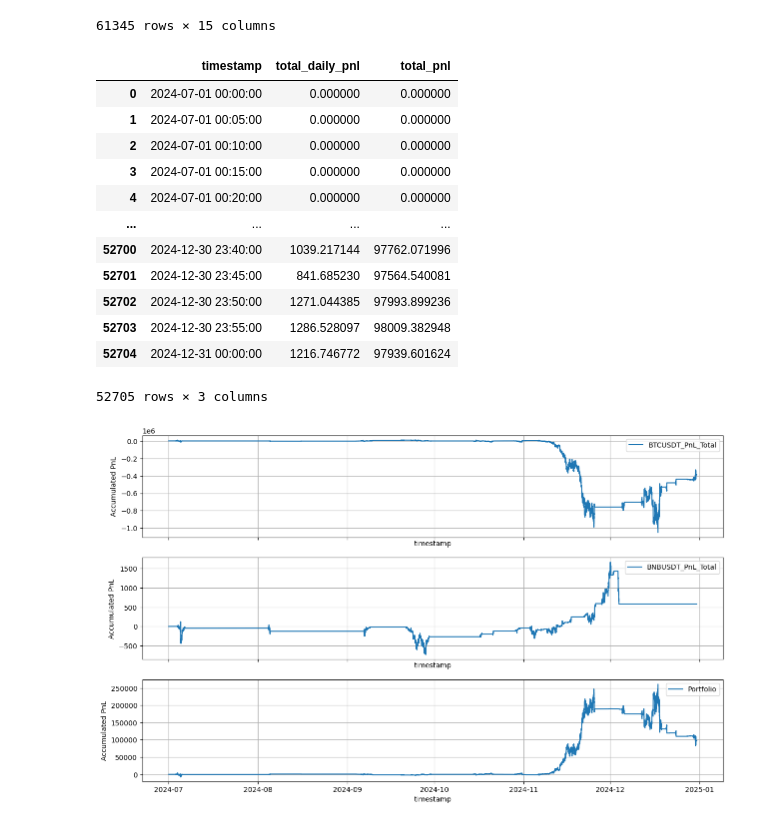
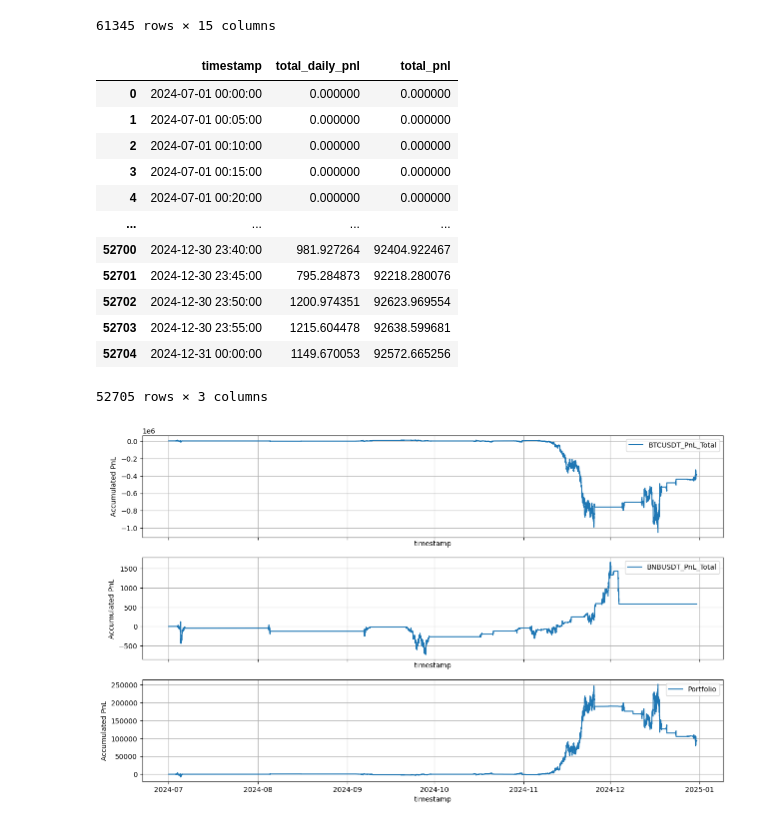
Before and after one commit to saltedpotato/qf635-microstructure-project, a Jupyter notebook: test_strats.ipynb, the cells around one changed output. Cells and saved outputs as stored; diff of their text form; code cells hidden in the pictures.

```diff
--- a/test_strats.ipynb
+++ b/test_strats.ipynb
@@ -78,20 +340,20 @@ spread
 # %%
 pair_backtest = Backtest(spread.copy(), tickers = test_pairs, test_start_date="2024-07-01", test_end_date="2024-12-31", stoploss=0.05, drawdown_duration=5000)
-pair_pnl_df = pair_backtest.computePortfolioPnL()
+pair_pnl_df = pair_backtest.computePortfolioPnL(rolling=500)
 pair_pnl_df
 # %% [output]
 |  | timestamp | total_daily_pnl | total_pnl |
 | 0 | 2024-07-01 00:00:00 | 0.000000 | 0.000000 |
 | 1 | 2024-07-01 00:05:00 | 0.000000 | 0.000000 |
 | 2 | 2024-07-01 00:10:00 | 0.000000 | 0.000000 |
 | 3 | 2024-07-01 00:15:00 | 0.000000 | 0.000000 |
 | 4 | 2024-07-01 00:20:00 | 0.000000 | 0.000000 |
 | ... | ... | ... | ... |
-| 52700 | 2024-12-30 23:40:00 | 1039.217144 | 97762.071996 |
-| 52701 | 2024-12-30 23:45:00 | 841.685230 | 97564.540081 |
-| 52702 | 2024-12-30 23:50:00 | 1271.044385 | 97993.899236 |
-| 52703 | 2024-12-30 23:55:00 | 1286.528097 | 98009.382948 |
-| 52704 | 2024-12-31 00:00:00 | 1216.746772 | 97939.601624 |
+| 52700 | 2024-12-30 23:40:00 | 981.927264 | 92404.922467 |
+| 52701 | 2024-12-30 23:45:00 | 795.284873 | 92218.280076 |
+| 52702 | 2024-12-30 23:50:00 | 1200.974351 | 92623.969554 |
+| 52703 | 2024-12-30 23:55:00 | 1215.604478 | 92638.599681 |
+| 52704 | 2024-12-31 00:00:00 | 1149.670053 | 92572.665256 |
 52705 rows × 3 columns
 # %%
 pair_backtest.plot_pnl()
```
Also changed, not shown: parts of 1 cell of this notebook.
